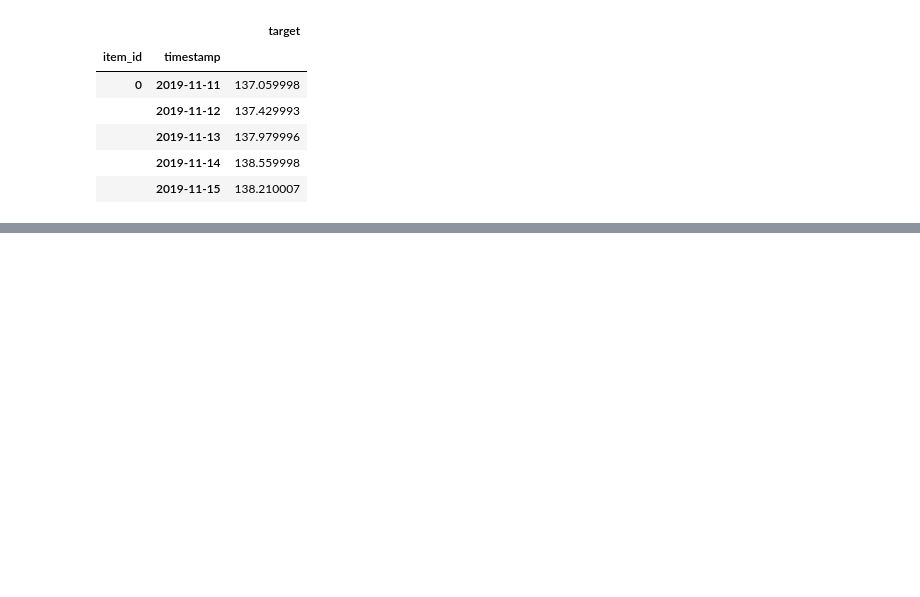
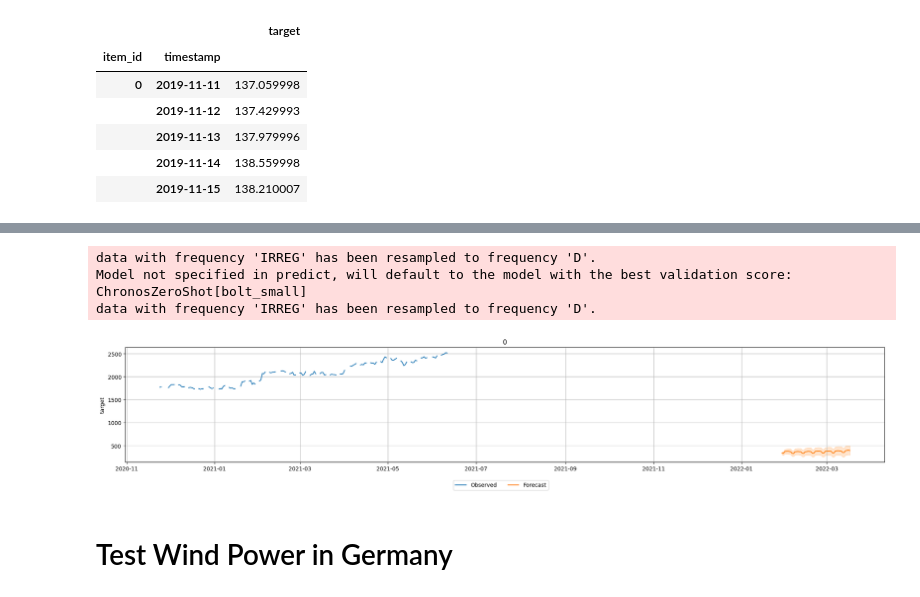
Before and after one commit to tc020/StockPredictor, a Jupyter notebook: chronos_test.ipynb, the cells around one changed output, grey strips where cells are left out. Saved outputs shown, nothing was run; the diff lists cells and outputs as text; code cells hidden in the pictures; blank space fills up the shorter version.

Commit message:
Fine-Tuning

```diff
--- a/chronos_test.ipynb
+++ b/chronos_test.ipynb
@@ -825,0 +828,5 @@ data with frequency 'IRREG' has been resampled to frequency 'D'.
+# %%
+data = TimeSeriesDataFrame.from_path(
+    "GOOG.csv"
+)
+data.head()
@@ -825,0 +841,7 @@ data with frequency 'IRREG' has been resampled to frequency 'D'.
+# %%
+prediction_length = 5
+train_data, test_data = data.train_test_split(prediction_length)
+
+predictor = TimeSeriesPredictor(prediction_length=prediction_length, freq="D").fit(
+    train_data, presets="bolt_small",
+)
@@ -825,0 +891,5 @@ data with frequency 'IRREG' has been resampled to frequency 'D'.
+# %%
+data = TimeSeriesDataFrame.from_path(
+    "GOOG.csv"
+)
+data.head()
@@ -825,0 +904,12 @@ data with frequency 'IRREG' has been resampled to frequency 'D'.
+# %%
+predictor = TimeSeriesPredictor(prediction_length=48, eval_metric="MASE", freq="D").fit(
+    train_data,
+    hyperparameters={
+        "Chronos": [
+            {"model_path": "bolt_small", "ag_args": {"name_suffix": "ZeroShot"}},
+            {"model_path": "bolt_small", "fine_tune": True, "ag_args": {"name_suffix": "FineTuned"}},
+        ]
+    },
+    enable_ensemble=False,
+    time_limit=600,
+)
@@ -825,0 +942,15 @@ data with frequency 'IRREG' has been resampled to frequency 'D'.
+# %%
+predictions = predictor.predict(train_data)
+predictor.plot(
+    data=data,
+    predictions=predictions,
+    item_ids=data.item_ids[:2],
+    max_history_length=200,
+);
+# %% [output]
+data with frequency 'IRREG' has been resampled to frequency 'D'.
+Model not specified in predict, will default to the model with the best validation score: ChronosZeroShot[bolt_small]
+data with frequency 'IRREG' has been resampled to frequency 'D'.
+[figure, added]
+# %% [markdown]
+# Test Wind Power in Germany
```
Also changed, not shown: parts of 35 cells of this notebook, 1 other file.
